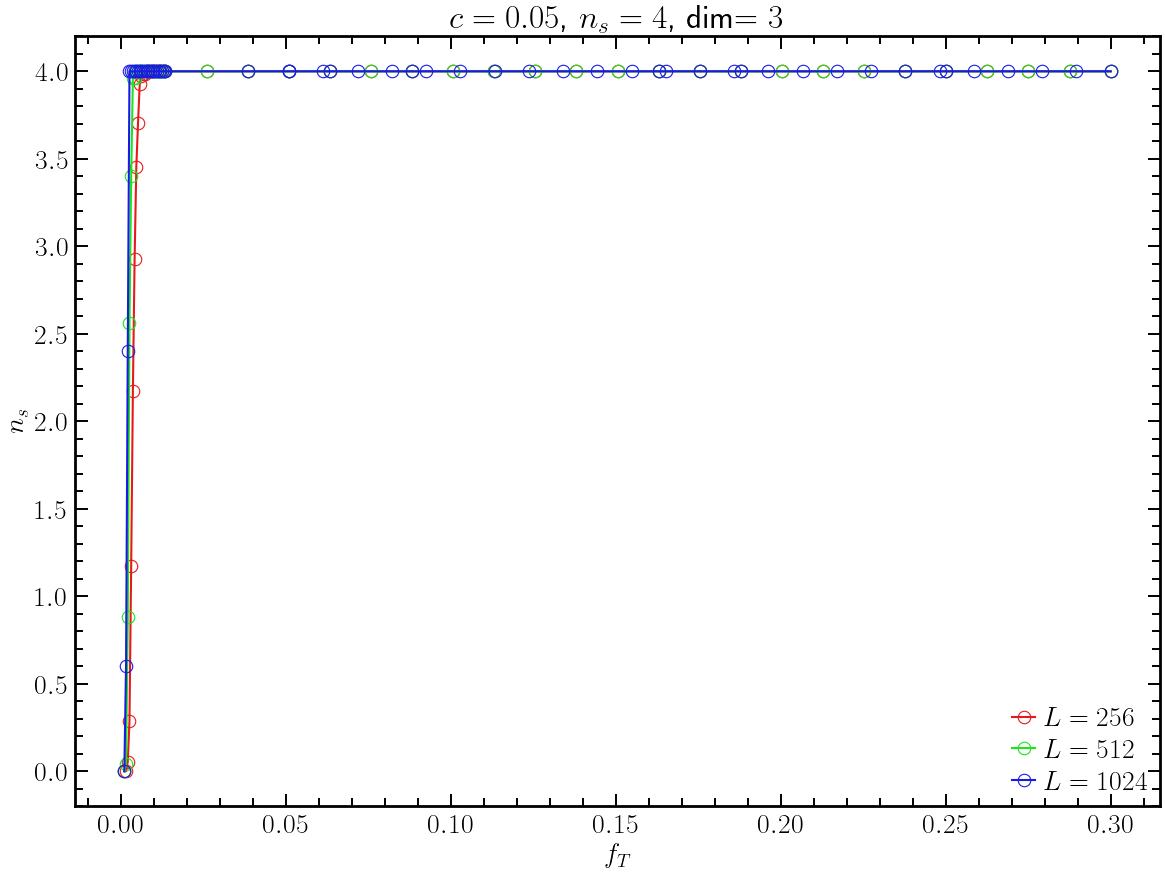
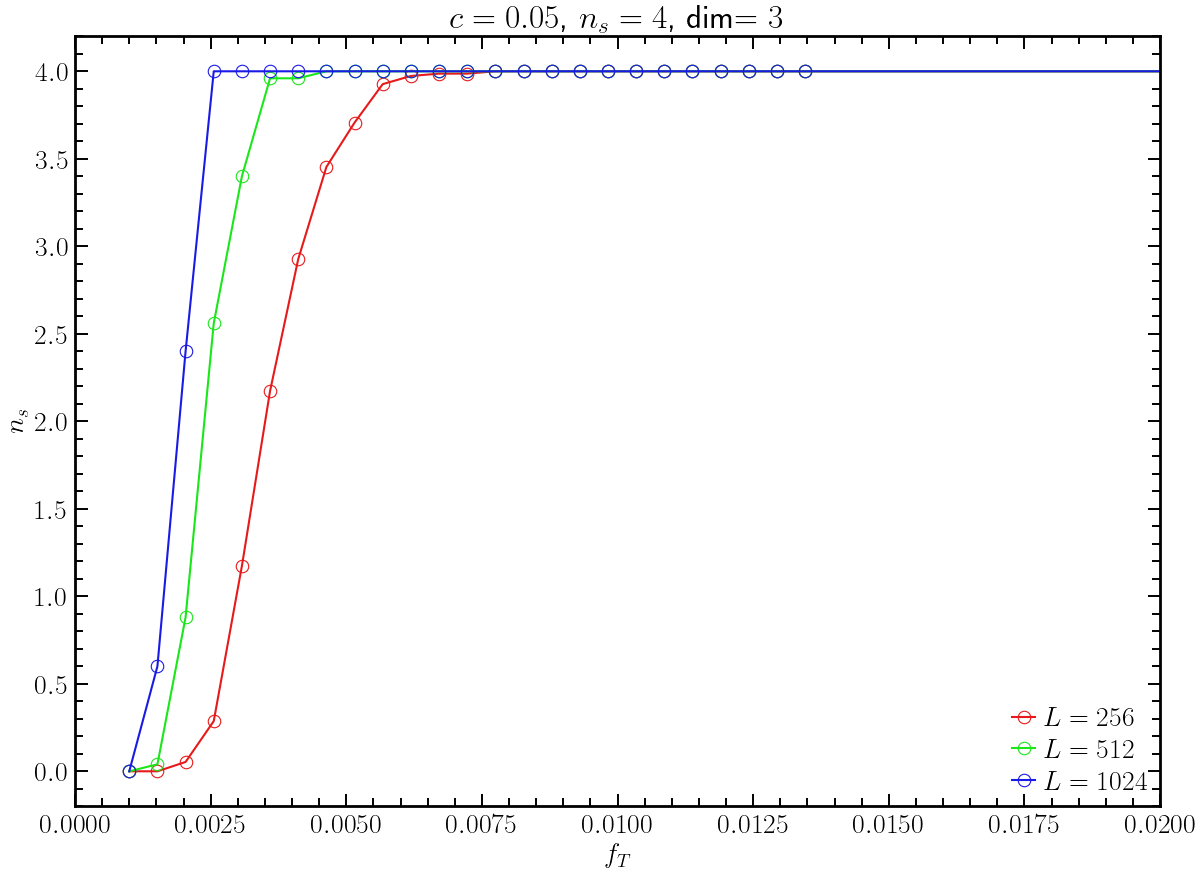
Code edit (unified diff) that turned the first committed figure into the second:
--- before
+++ after
@@ -10,5 +10,5 @@
 plt.ylabel(f'$n_s$')
 plt.title(f'$c={c}$, $n_s={ns}$, dim$=3$')
-#plt.xlim(0,0.02)
+plt.xlim(0,0.02)
 #plt.savefig("teste.pdf")
 plt.show()

Commit: update sizes